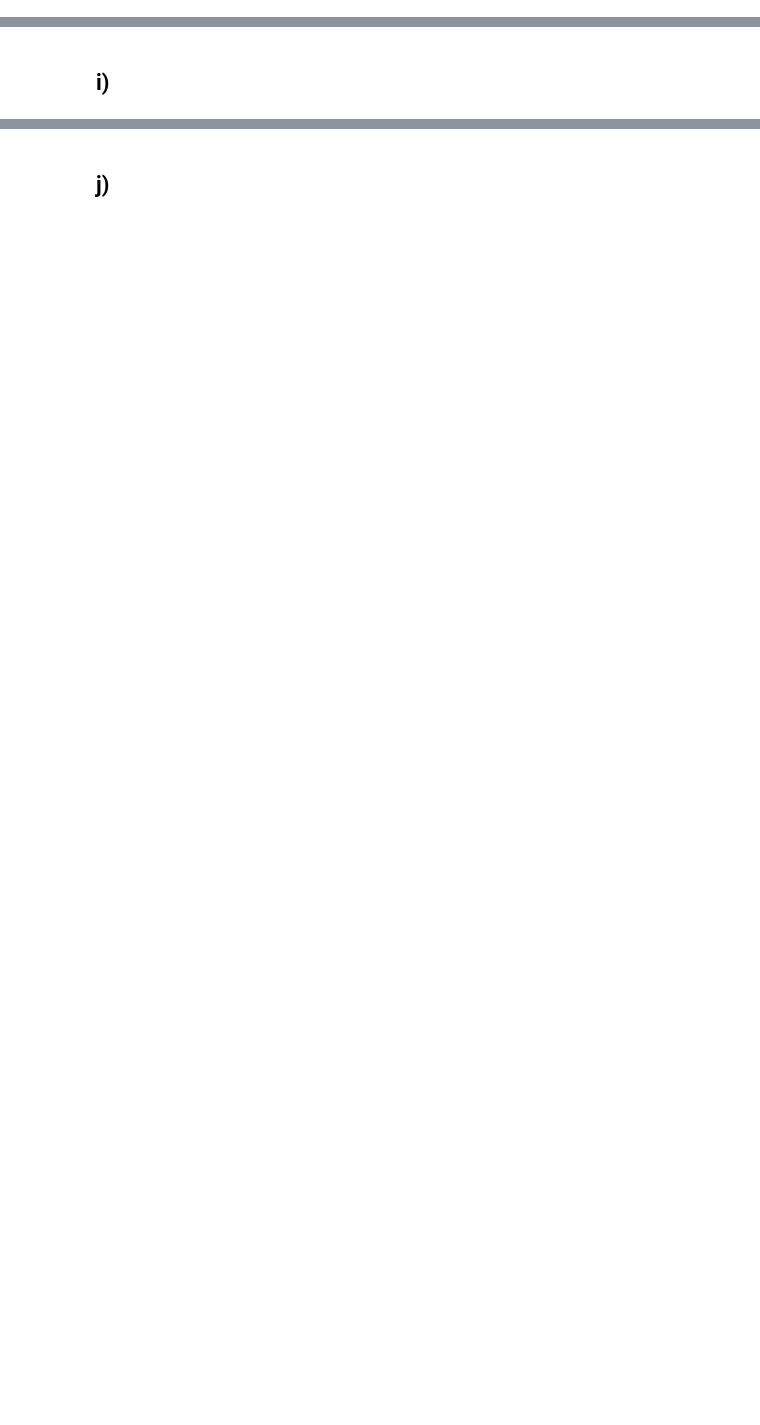
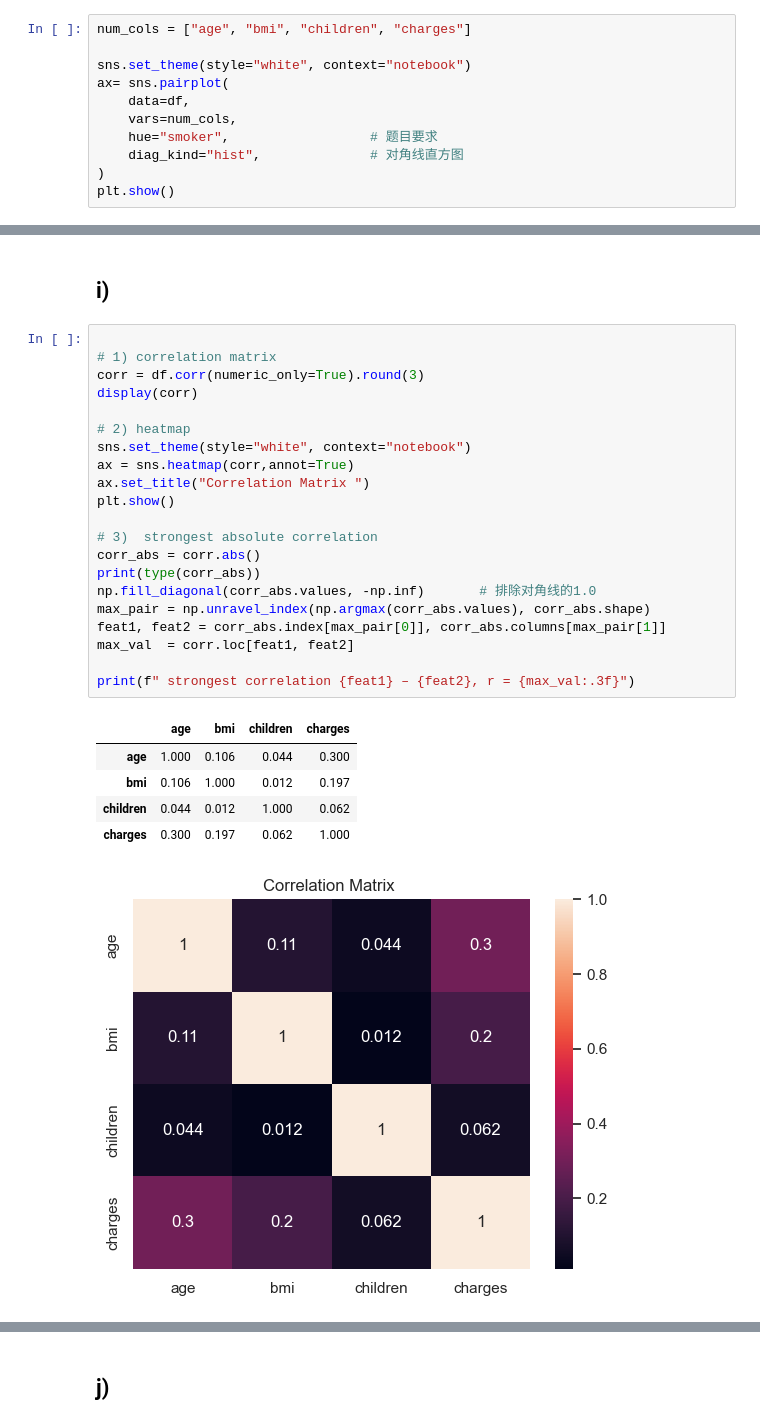
Before and after one commit to rain02333z-spec/Assignment_Part_1, a Jupyter notebook: intro/templates_jupyter_notebooks/Q1_data_exploration.ipynb, the cells around one changed output, grey strips where cells are left out. Saved outputs shown, nothing was run; the diff lists cells and outputs as text; blank space fills up the shorter version.

```diff
--- a/intro/templates_jupyter_notebooks/Q1_data_exploration.ipynb
+++ b/intro/templates_jupyter_notebooks/Q1_data_exploration.ipynb
@@ -143,2 +158,13 @@ display(counts.to_frame(name="count"))
 # %% [markdown]
 ## h)
+# %%
+num_cols = ["age", "bmi", "children", "charges"]
+
+sns.set_theme(style="white", context="notebook")
+ax= sns.pairplot(
+    data=df,
+    vars=num_cols,
+    hue="smoker",                  # 题目要求
+    diag_kind="hist",              # 对角线直方图
+)
+plt.show()
@@ -145,2 +173,30 @@ display(counts.to_frame(name="count"))
 # %% [markdown]
 ## i)
+# %%
+
+# 1) correlation matrix
+corr = df.corr(numeric_only=True).round(3)
+display(corr)
+
+# 2) heatmap
+sns.set_theme(style="white", context="notebook")
+ax = sns.heatmap(corr,annot=True)
+ax.set_title("Correlation Matrix ")
+plt.show()
+
+# 3)  strongest absolute correlation
+corr_abs = corr.abs()
+print(type(corr_abs))
+np.fill_diagonal(corr_abs.values, -np.inf)       # 排除对角线的1.0
+max_pair = np.unravel_index(np.argmax(corr_abs.values), corr_abs.shape)
+feat1, feat2 = corr_abs.index[max_pair[0]], corr_abs.columns[max_pair[1]]
+max_val  = corr.loc[feat1, feat2]
+
+print(f" strongest correlation {feat1} – {feat2}, r = {max_val:.3f}")
+# %% [output]
+|  | age | bmi | children | charges |
+| age | 1.000 | 0.106 | 0.044 | 0.300 |
+| bmi | 0.106 | 1.000 | 0.012 | 0.197 |
+| children | 0.044 | 0.012 | 1.000 | 0.062 |
+| charges | 0.300 | 0.197 | 0.062 | 1.000 |
+[figure, added]
```
Also changed, not shown: parts of 6 cells of this notebook, 1 other file.
